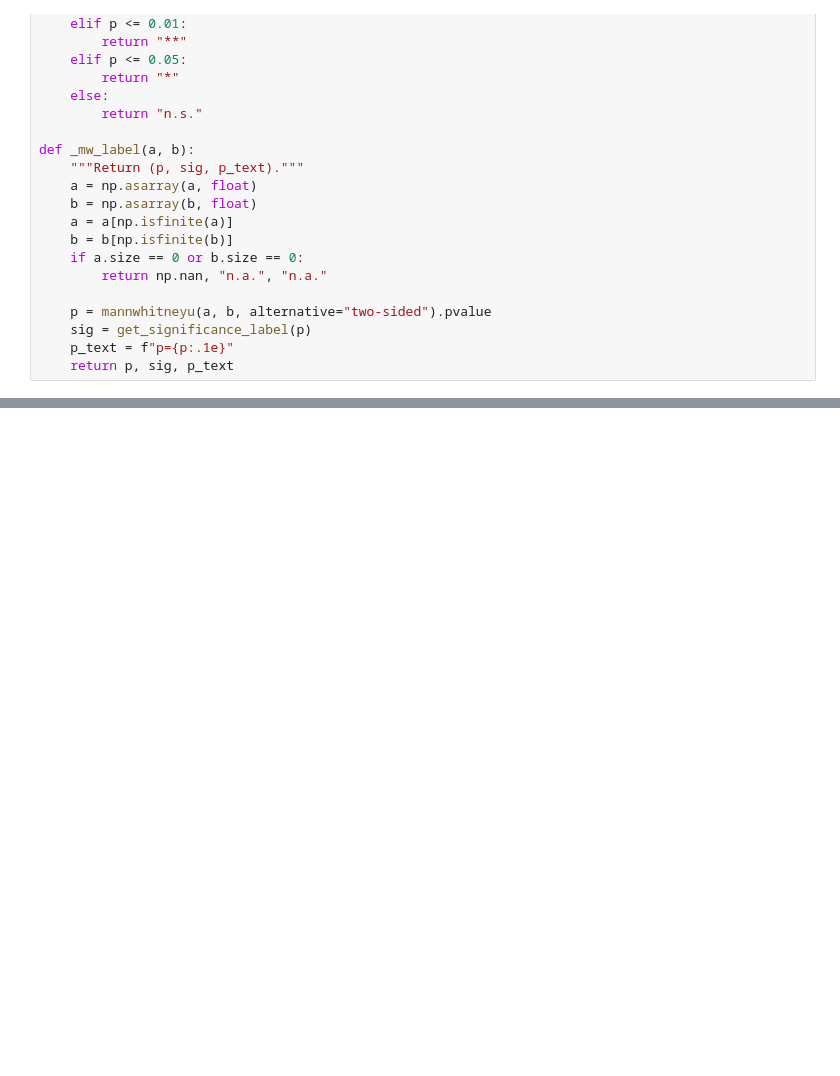
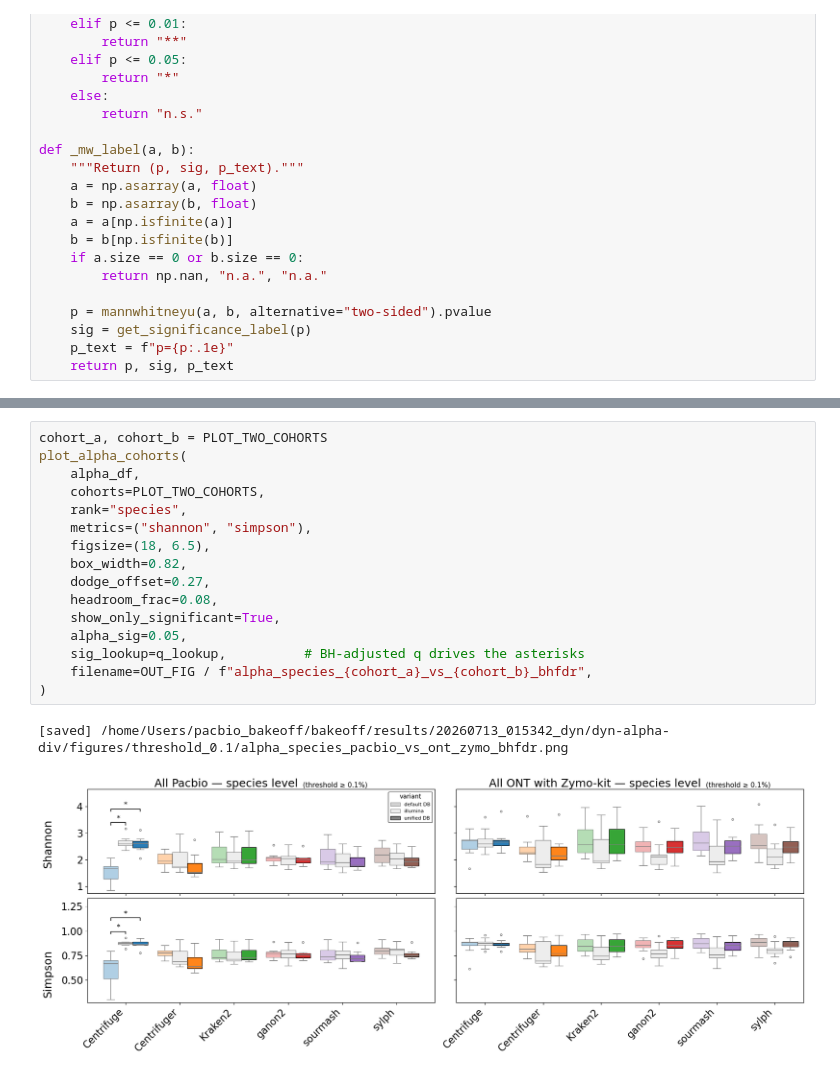
Before and after one commit to treangenlab/bakeoff, a Jupyter notebook: scripts/analysis/dyn_alpha_div.ipynb, the cells around one changed output, grey strips where cells are left out. Cells and saved outputs as stored; diff of their text form; blank space fills up the shorter version.

```diff
--- a/scripts/analysis/dyn_alpha_div.ipynb
+++ b/scripts/analysis/dyn_alpha_div.ipynb
@@ -825,0 +987,19 @@ plot_alpha_cohorts(
+# %%
+cohort_a, cohort_b = PLOT_TWO_COHORTS
+plot_alpha_cohorts(
+    alpha_df,
+    cohorts=PLOT_TWO_COHORTS,
+    rank="species",
+    metrics=("shannon", "simpson"),
+    figsize=(18, 6.5),
+    box_width=0.82,
+    dodge_offset=0.27,
+    headroom_frac=0.08,
+    show_only_significant=True,
+    alpha_sig=0.05,
+    sig_lookup=q_lookup,          # BH-adjusted q drives the asterisks
+    filename=OUT_FIG / f"alpha_species_{cohort_a}_vs_{cohort_b}_bhfdr",
+)
+# %% [output]
+[saved] /home/Users/pacbio_bakeoff/bakeoff/results/20260713_015342_dyn/dyn-alpha-div/figures/threshold_0.1/alpha_species_pacbio_vs_ont_zymo_bhfdr.png
+[figure, added]
```
Also changed, not shown: parts of 14 cells of this notebook, 7 other files.
